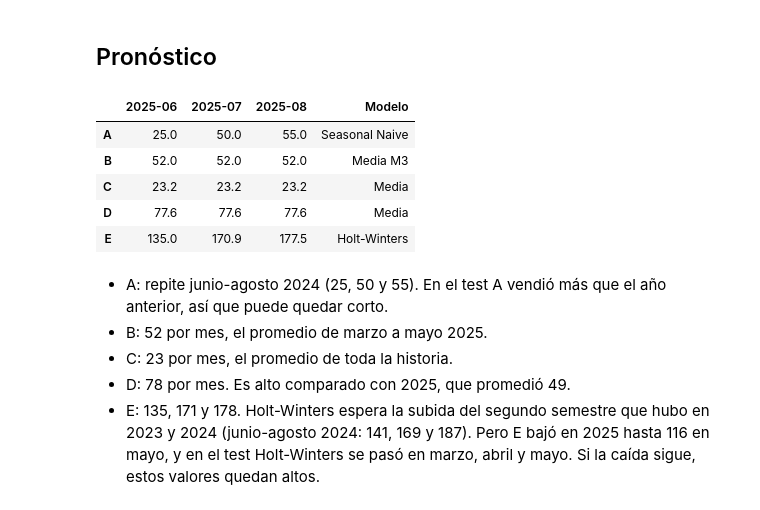
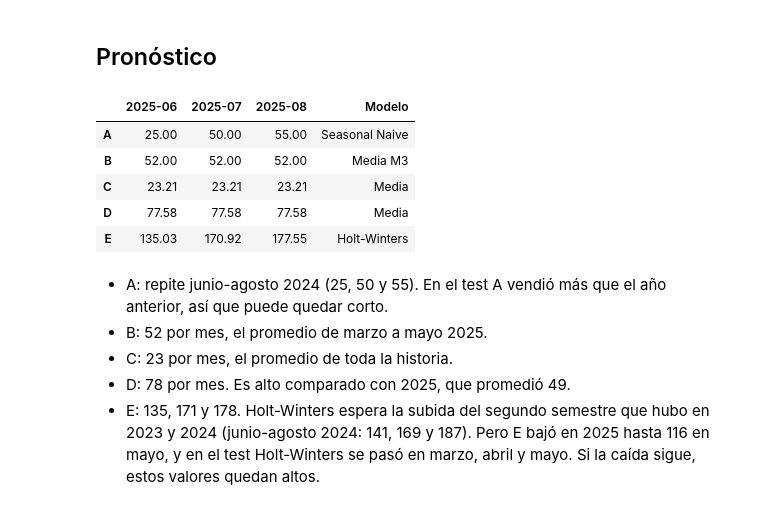
Before and after one commit to AgustinGlorioso/Tarea_NonLinear, a Jupyter notebook: Codigos/05_pronostico.ipynb, the cells around one changed output. Drawn from its saved outputs; the diff is of its cells as text; code cells hidden in the pictures.

```diff
--- a/Codigos/05_pronostico.ipynb
+++ b/Codigos/05_pronostico.ipynb
@@ -25,16 +25,21 @@ nombre = {"A": "Seasonal Naive", "B": "Media M3", "C": "Media", "D": "Media", "E
 # %% [markdown]
 ## Pronóstico
 # %%
-pronostico = pd.DataFrame({s: elegido[s](ventas[s], 3) for s in skus}, index=meses).T
-pronostico["Modelo"] = pd.Series(nombre)
-pronostico.round(1)
+pronostico = {}
+
+for s in skus:
+    pronostico[s] = elegido[s](ventas[s], 3) # modelo(ventas["SKU"], 3)
+
+pronostico = pd.DataFrame(pronostico, index=meses).T
+pronostico["Modelo"] = nombre
+pronostico.round(2)
 # %% [output]
 |  | 2025-06 | 2025-07 | 2025-08 | Modelo |
-| A | 25.0 | 50.0 | 55.0 | Seasonal Naive |
-| B | 52.0 | 52.0 | 52.0 | Media M3 |
-| C | 23.2 | 23.2 | 23.2 | Media |
-| D | 77.6 | 77.6 | 77.6 | Media |
-| E | 135.0 | 170.9 | 177.5 | Holt-Winters |
+| A | 25.00 | 50.00 | 55.00 | Seasonal Naive |
+| B | 52.00 | 52.00 | 52.00 | Media M3 |
+| C | 23.21 | 23.21 | 23.21 | Media |
+| D | 77.58 | 77.58 | 77.58 | Media |
+| E | 135.03 | 170.92 | 177.55 | Holt-Winters |
 # %% [markdown]
 - A: repite junio-agosto 2024 (25, 50 y 55). En el test A vendió más que el año anterior, así que puede quedar corto.
 - B: 52 por mes, el promedio de marzo a mayo 2025.
```
Also changed, not shown: parts of 3 cells of this notebook, 6 other files.
